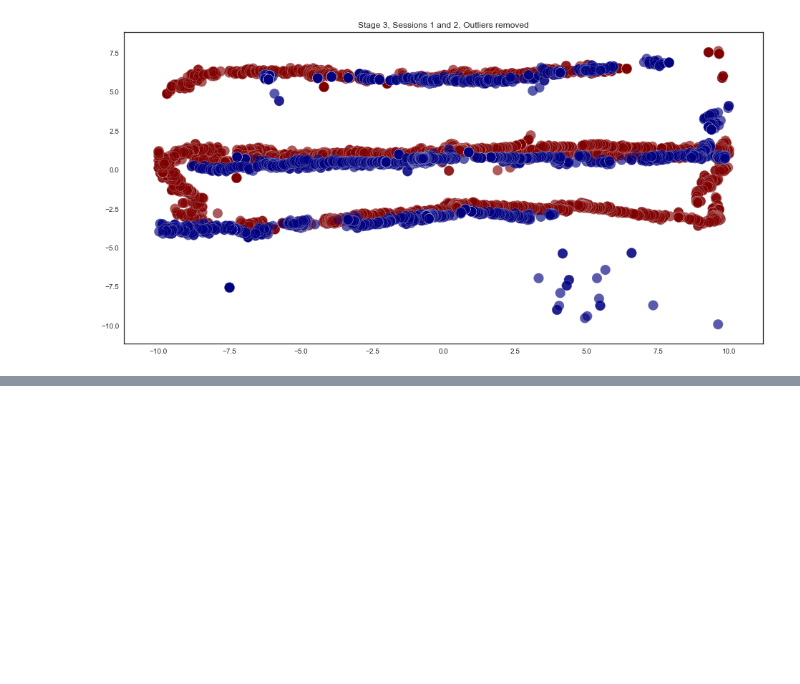
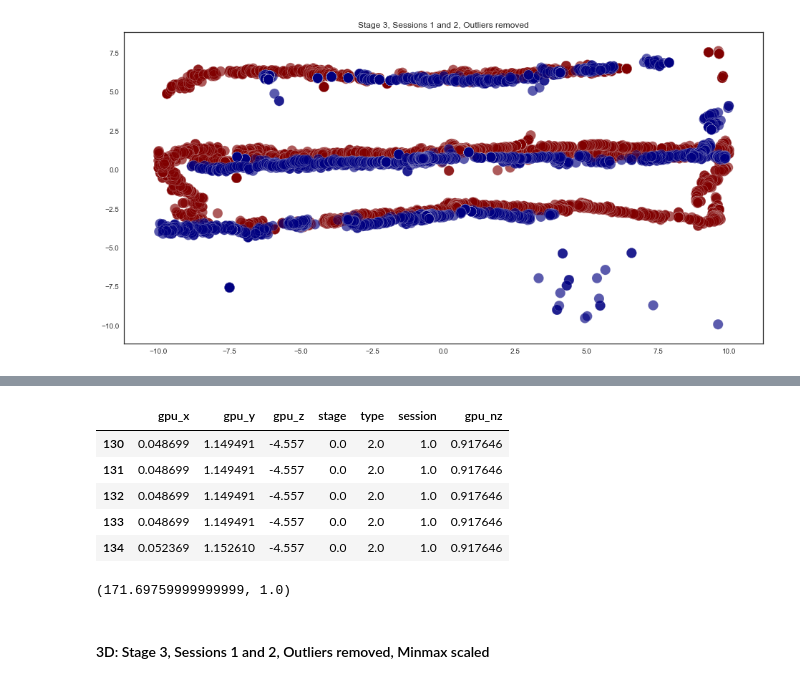
Before and after one commit to elmasyr/gaze, a Jupyter notebook: p2-gaze-xml-to-dict-to-pandas-vr-subj1.ipynb, the cells around one changed output, grey strips where cells are left out. Cells and saved outputs as stored; diff of their text form; code cells hidden in the pictures; blank space fills up the shorter version.

```diff
--- a/p2-gaze-xml-to-dict-to-pandas-vr-subj1.ipynb
+++ b/p2-gaze-xml-to-dict-to-pandas-vr-subj1.ipynb
@@ -199,0 +307,9 @@ plt.title('Stage 3, Sessions 1 and 2, Outliers removed');
+# %%
+df[(df.gpu_x!=0)&(df.gpu_y!=0)].head()
+# %% [output]
+|  | gpu_x | gpu_y | gpu_z | stage | type | session | gpu_nz |
+| 130 | 0.048699 | 1.149491 | -4.557 | 0.0 | 2.0 | 1.0 | 0.917646 |
+| 131 | 0.048699 | 1.149491 | -4.557 | 0.0 | 2.0 | 1.0 | 0.917646 |
+| 132 | 0.048699 | 1.149491 | -4.557 | 0.0 | 2.0 | 1.0 | 0.917646 |
+| 133 | 0.048699 | 1.149491 | -4.557 | 0.0 | 2.0 | 1.0 | 0.917646 |
+| 134 | 0.052369 | 1.152610 | -4.557 | 0.0 | 2.0 | 1.0 | 0.917646 |
@@ -199,0 +329,6 @@ plt.title('Stage 3, Sessions 1 and 2, Outliers removed');
+# %%
+df.gpu_x.max(), dfs.gpu_x.max()
+# %% [output]
+(171.69759999999999, 1.0)
+# %% [markdown]
+#### 3D: Stage 3, Sessions 1 and 2, Outliers removed, Minmax scaled
```
Also changed, not shown: parts of 17 cells of this notebook.
